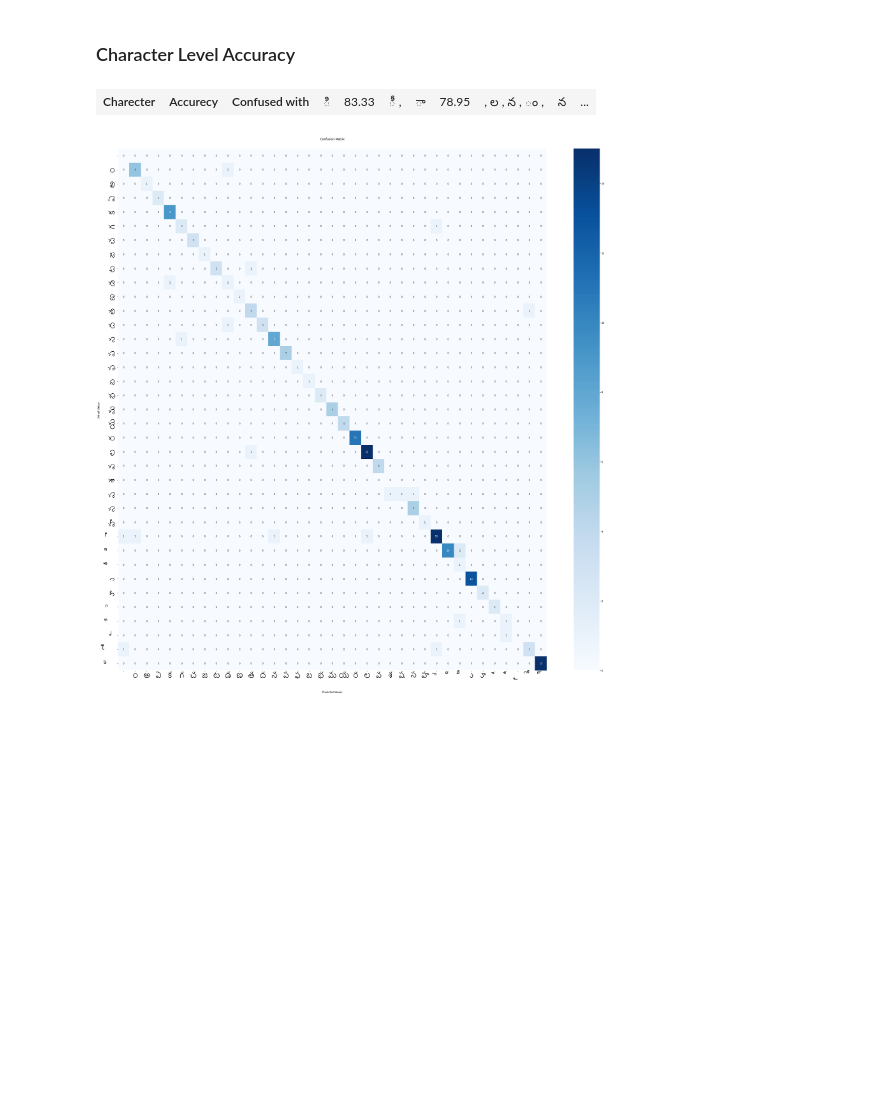
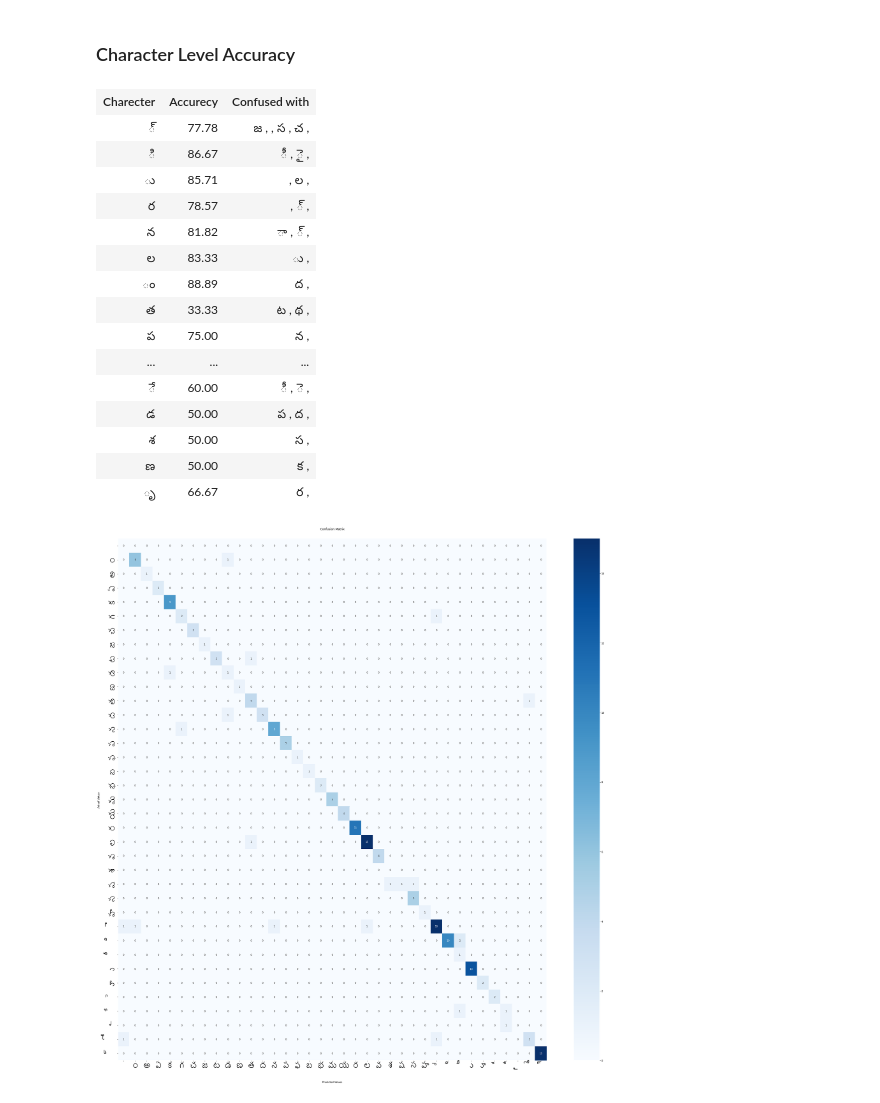
Before and after one commit to kankancs21m026/cs6910_assignment3, a Jupyter notebook: DL_Assignment3_bestmodel_Attention.ipynb, the cells around one changed output. Drawn from its saved outputs; the diff is of its cells as text; code cells hidden in the pictures; blank space fills up the shorter version.

```diff
--- a/DL_Assignment3_bestmodel_Attention.ipynb
+++ b/DL_Assignment3_bestmodel_Attention.ipynb
@@ -1030,32 +1028,47 @@ for i,j in zip(predchar,tgtchar):
 # %%
 
 html_str = """
     <br>
       <table style="border:2px solid black; border-collapse:collapse">
       <tr>
       <th scope="row" style="border:1px solid black;background-color:#3498DB;color:white;padding:10px;text-align:left"> <strong>Charecter</strong> </th>
       <th scope="row" style="border:1px solid black;background-color:#3498DB;color:white;padding:10px;text-align:left"> <strong>Accurecy</strong> </th>
       <th scope="row" style="border:1px solid black;background-color:#3498DB;color:white;padding:10px;text-align:left"> <strong>Confused with</strong> </th></tr>
       """
 
 
 
 for k, v in labels.items():
 
   if(v!=0 and len(labelswrong[k])>0):
     pred=""
     for j in labelswrong[k]:
       pred+=j+"  ,  "
 
-    html_str+=""" <td scope="row" style="border:1px solid black;padding:10px;text-align:left"> <strong>{}</strong> </th>
+    html_str+="""<tr> <td scope="row" style="border:1px solid black;padding:10px;text-align:left"> <strong>{}</strong> </th>
       <td scope="row" style="border:1px solid black;padding:10px;text-align:left"> <strong>{}</strong> </td>
       <td scope="row" style="border:1px solid black;padding:10px;text-align:left"> <strong>{}</strong> </td>
       </tr>
       """.format( str(k),str("{:.2f}".format(((labels[k]/labelsTot[k])*100))),pred)
 html_str += """</tr></table>"""
 display(html_print(html_str))
 # %% [output]
-| Charecter | Accurecy | Confused with | ి | 83.33 | ీ , | ా | 78.95 | , ల , న , ం , | న | ... |
+| Charecter | Accurecy | Confused with |
+| ్ | 77.78 | జ , , స , చ , |
+| ి | 86.67 | ీ , ై , |
+| ు | 85.71 | , ల , |
+| ర | 78.57 | , ్ , |
+| న | 81.82 | ా , ్ , |
+| ల | 83.33 | ు , |
+| ం | 88.89 | ద , |
+| త | 33.33 | ట , థ , |
+| ప | 75.00 | న , |
+| ... | ... | ... |
+| ే | 60.00 | ీ , ె , |
+| డ | 50.00 | ప , ద , |
+| శ | 50.00 | స , |
+| ణ | 50.00 | క , |
+| ృ | 66.67 | ర , |
 # %%
 from sklearn.metrics import confusion_matrix
 import pandas as pd
```
Also changed, not shown: parts of 8 cells of this notebook.
